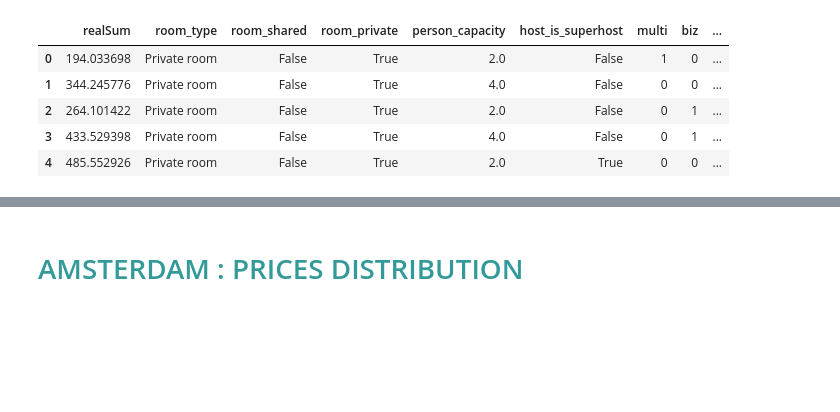
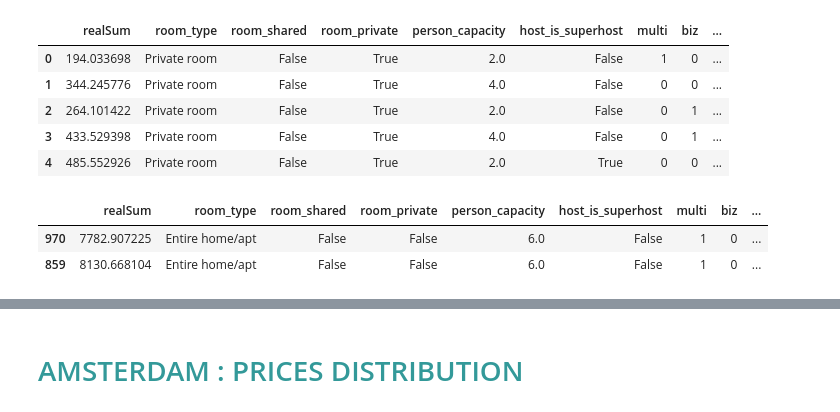
Before and after one commit to ibabarx/Machine-Learning-Hands-On, a Jupyter notebook: Airbnb Prices in European Cities/amsterdam.ipynb, the cells around one changed output, grey strips where cells are left out. Drawn from its saved outputs; the diff is of its cells as text; code cells hidden in the pictures; blank space fills up the shorter version.

```diff
--- a/Airbnb Prices in European Cities/amsterdam.ipynb
+++ b/Airbnb Prices in European Cities/amsterdam.ipynb
@@ -60,6 +64,12 @@ amsterdam.head()
 | 2 | 264.101422 | Private room | False | True | 2.0 | False | 0 | 1 | ... |
 | 3 | 433.529398 | Private room | False | True | 4.0 | False | 0 | 1 | ... |
 | 4 | 485.552926 | Private room | False | True | 2.0 | True | 0 | 0 | ... |
+# %%
+amsterdam[amsterdam['realSum'] > 6000]
+# %% [output]
+|  | realSum | room_type | room_shared | room_private | person_capacity | host_is_superhost | multi | biz | ... |
+| 970 | 7782.907225 | Entire home/apt | False | False | 6.0 | False | 1 | 0 | ... |
+| 859 | 8130.668104 | Entire home/apt | False | False | 6.0 | False | 1 | 0 | ... |
 # %%
 amsterdam.describe()
 # %% [output]
```
Also changed, not shown: parts of 79 cells of this notebook.
